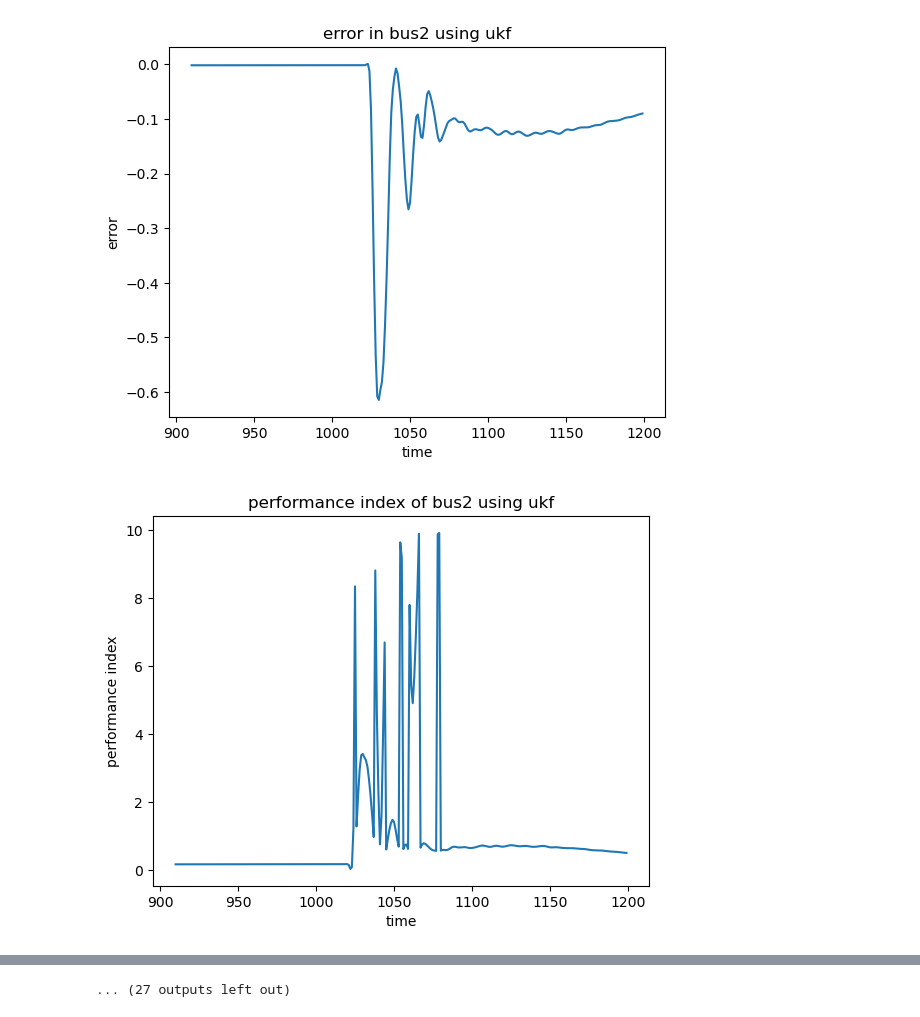
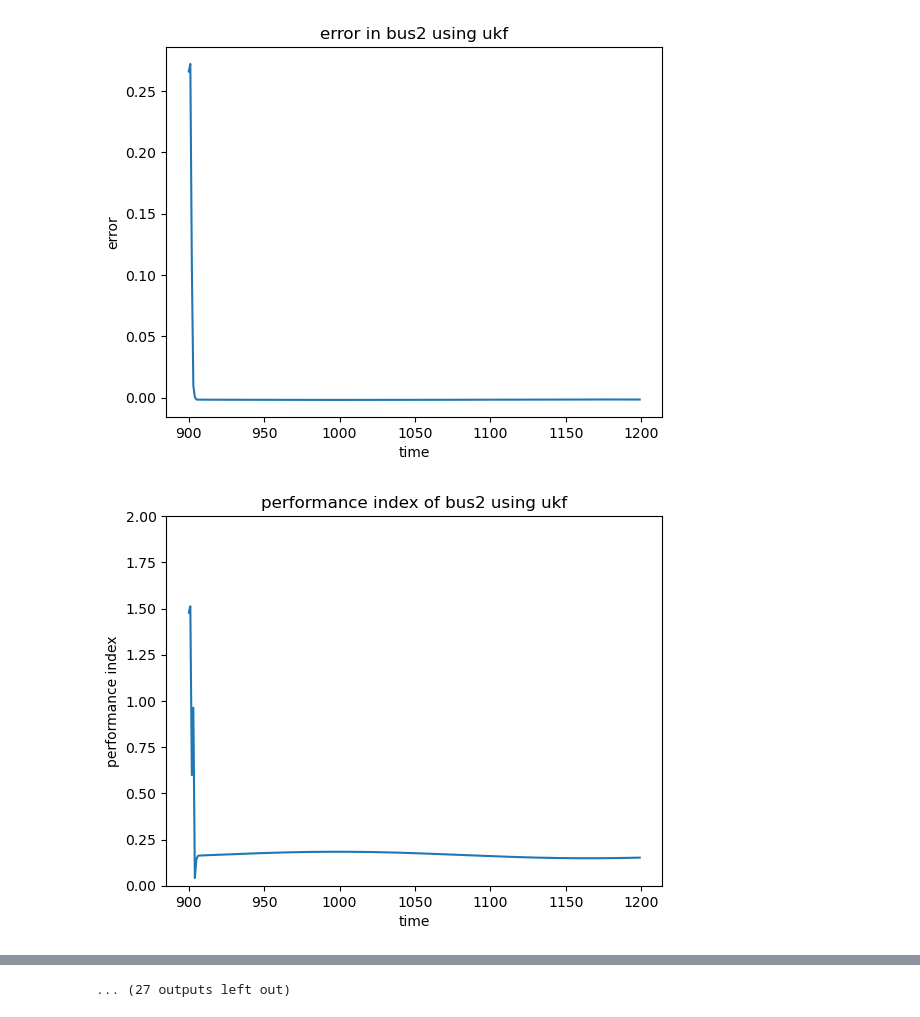
Before and after one commit to ayush-thakur/DSE_IEEE_14_bus, a Jupyter notebook: DSE_UKF_2.ipynb, the cells around one changed output, grey strips where cells are left out. Drawn from its saved outputs; the diff is of its cells as text; code cells hidden in the pictures.

Commit message:
modified:   DSE_UKF_1.ipynb 	modified:   DSE_UKF_2.ipynb

```diff
--- a/DSE_UKF_2.ipynb
+++ b/DSE_UKF_2.ipynb
@@ -418,8 +418,8 @@ def fx(x, dt):
     FdotX=np.dot(F, x)
     return FdotX
 # %%
-# Pi=pd.read_csv("data/validation_measurement1_modified1.csv")
-Pi=pd.read_csv("data/PQ_fault_modified2.csv")
+Pi=pd.read_csv("data/validation_measurement1_modified1.csv")
+# Pi=pd.read_csv("data/PQ_fault_modified2.csv")
 nbus=14;
 Pi= Pi.to_numpy();
 num=14
@@ -465,8 +465,8 @@ c1=0
 #doing for bus wise results
 x_g=[]
 y_g=[]
-# df=pd.read_csv("data/validation_states1.csv")
-df=pd.read_csv("data/Vrms_fault2.csv")
+df=pd.read_csv("data/validation_states1.csv")
+# df=pd.read_csv("data/Vrms_fault2.csv")
 y_actual=[]
 y_error=[]
 y_per_error=[]
@@ -493,7 +493,7 @@ for i in range (900,1200):
 
     c+=1
     flag=False
-    if(c>10):
+    if(c>0):
         for i1 in range(13,27):
             if(i1==19):
                 continue
@@ -542,7 +542,7 @@ for i2 in range(14):
     plot.plot(x_g,y_per_error[i2],label=f"percentage error")
     plot.title(f'performance index of bus{i2+1} using ukf')
     ax=plot.gca()
-    # ax.set_ylim(0,20)
+    ax.set_ylim(0,2)
     plot.xlabel('time')
     plot.ylabel('performance index')
     plot.show()
@@ -578,2 +578,2 @@ for i2 in range(14):
-[figure, old version]
+[figure, new version]
-[figure, old version]
+[figure, new version]
```
Also changed, not shown: parts of 1 cell of this notebook, 1 other file.
